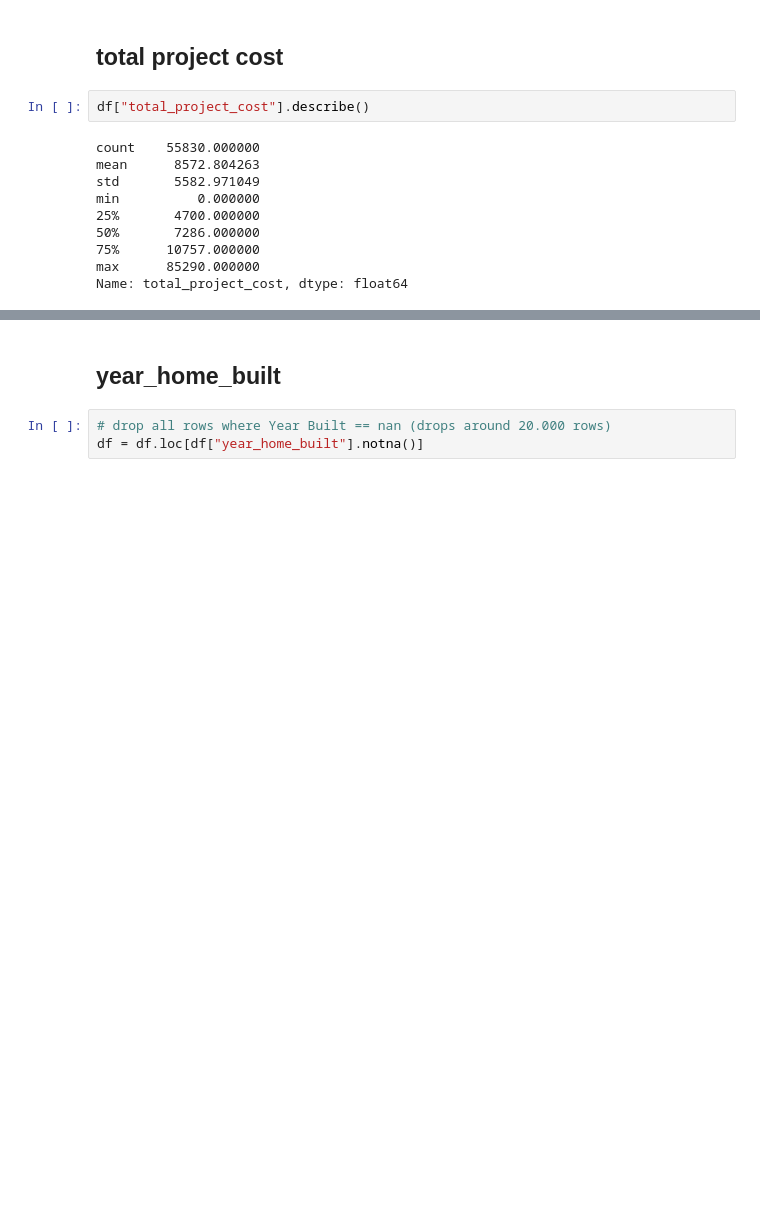
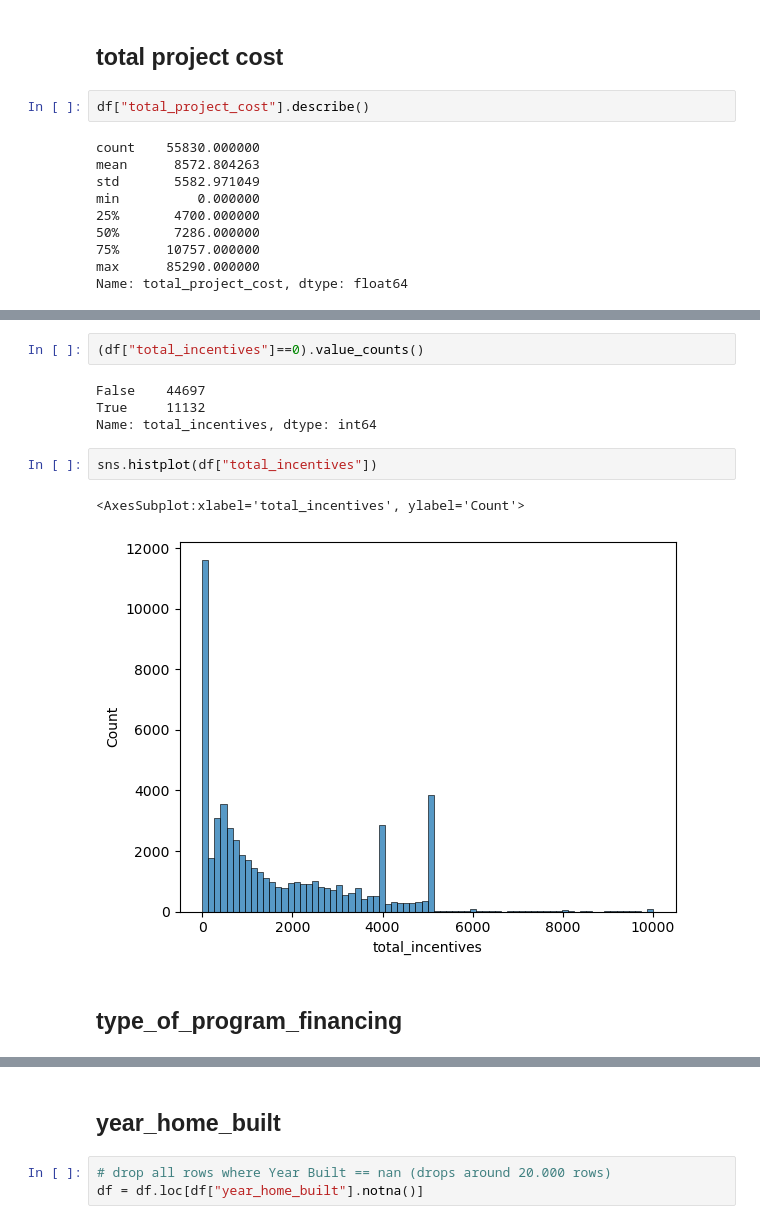
Before and after one commit to Phylanxy/IH_Midterm_Project, a Jupyter notebook: Midterm_project.ipynb, the cells around one changed output, grey strips where cells are left out. Drawn from its saved outputs; the diff is of its cells as text; blank space fills up the shorter version.

```diff
--- a/Midterm_project.ipynb
+++ b/Midterm_project.ipynb
@@ -153,0 +175,13 @@ df = df.loc[(df["total_project_cost"] != 0)]
+# %%
+(df["total_incentives"]==0).value_counts()
+# %% [output]
+False    44697
+True     11132
+Name: total_incentives, dtype: int64
+# %%
+sns.histplot(df["total_incentives"])
+# %% [output]
+<AxesSubplot:xlabel='total_incentives', ylabel='Count'>
+[figure, added]
+# %% [markdown]
+## type_of_program_financing
```
Also changed, not shown: parts of 11 cells of this notebook.
